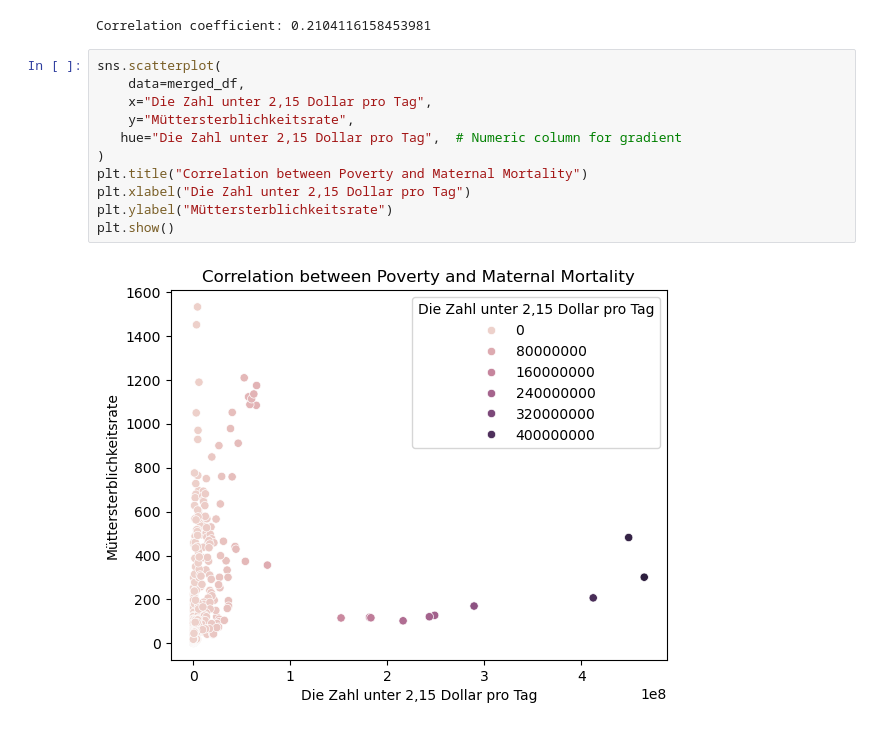
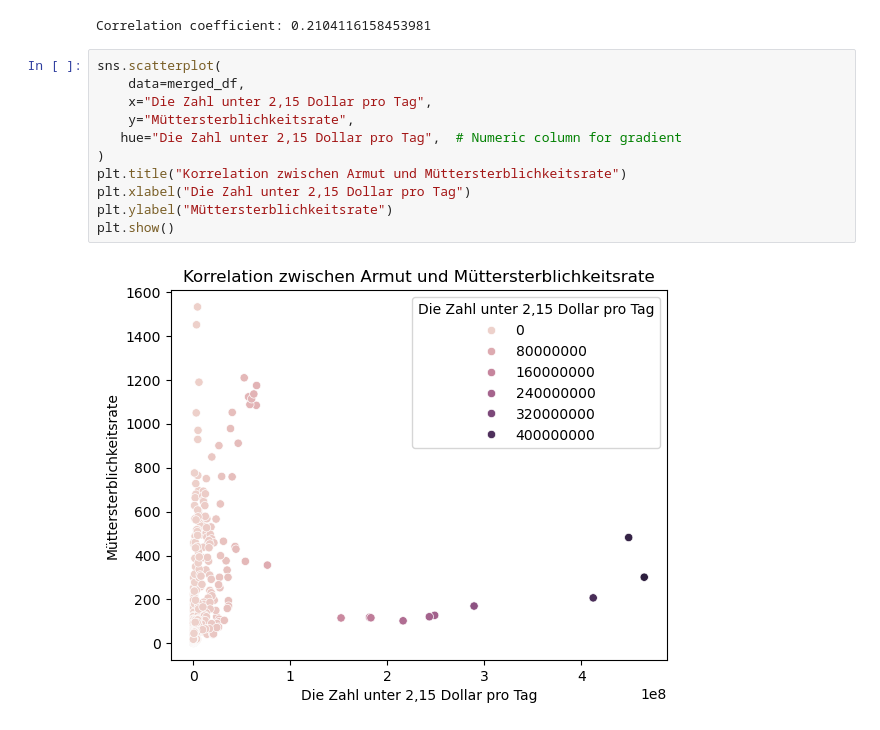
Before and after one commit to veronikamiteva/Pandas_Leistungsnachweis_2, a Jupyter notebook: Grundgerüst_Leistungsnachweis.ipynb, the cells around one changed output. Saved outputs shown, nothing was run; the diff lists cells and outputs as text.

```diff
--- a/Grundgerüst_Leistungsnachweis.ipynb
+++ b/Grundgerüst_Leistungsnachweis.ipynb
@@ -257,13 +257,13 @@ Correlation coefficient: 0.2104116158453981
 # %%
 sns.scatterplot(
     data=merged_df,
     x="Die Zahl unter 2,15 Dollar pro Tag",
     y="Müttersterblichkeitsrate",
    hue="Die Zahl unter 2,15 Dollar pro Tag",  # Numeric column for gradient
 )
-plt.title("Correlation between Poverty and Maternal Mortality")
+plt.title("Korrelation zwischen Armut und Müttersterblichkeitsrate")
 plt.xlabel("Die Zahl unter 2,15 Dollar pro Tag")
 plt.ylabel("Müttersterblichkeitsrate")
 plt.show()
 # %% [output]
-[figure, old version]
+[figure, new version]
```
Also changed, not shown: parts of 3 cells of this notebook, 1 other file.
